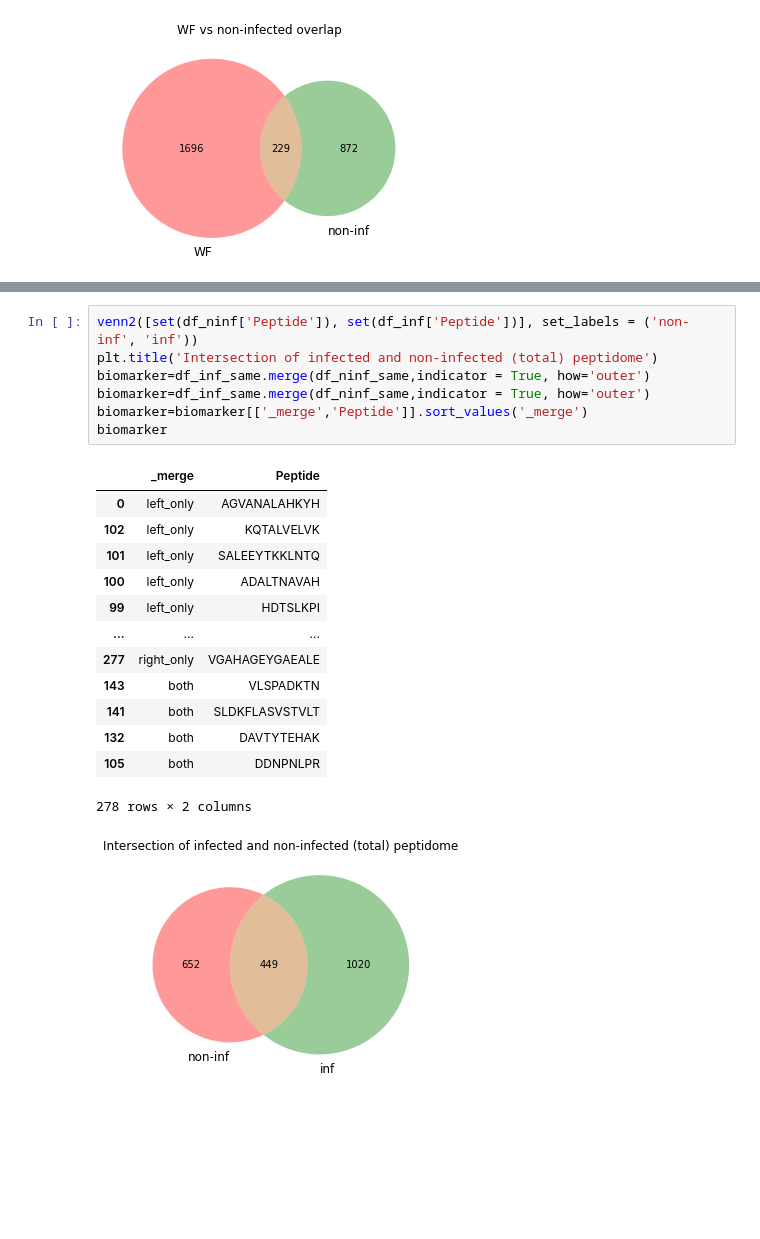
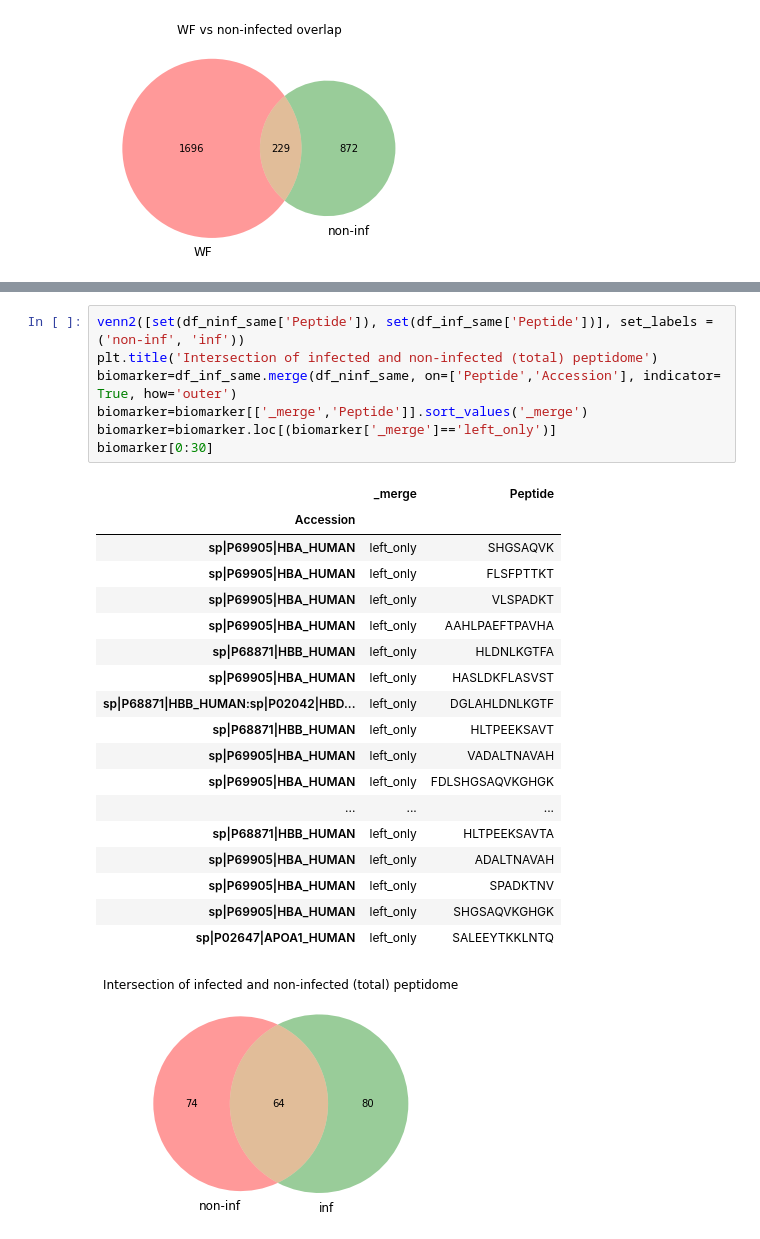
Before and after one commit to ErikHartman/peptidomic_py, a Jupyter notebook: between_group_analysis.ipynb, the cells around one changed output, grey strips where cells are left out. Drawn from its saved outputs; the diff is of its cells as text; blank space fills up the shorter version.

```diff
--- a/between_group_analysis.ipynb
+++ b/between_group_analysis.ipynb
@@ -185,25 +184,30 @@ df_ninf_inf.sort_values(['Difference (ninf-inf)'])[0:30]
 # %%
-venn2([set(df_ninf['Peptide']), set(df_inf['Peptide'])], set_labels = ('non-inf', 'inf'))
+venn2([set(df_ninf_same['Peptide']), set(df_inf_same['Peptide'])], set_labels = ('non-inf', 'inf'))
 plt.title('Intersection of infected and non-infected (total) peptidome')
-biomarker=df_inf_same.merge(df_ninf_same,indicator = True, how='outer')
-biomarker=df_inf_same.merge(df_ninf_same,indicator = True, how='outer')
+biomarker=df_inf_same.merge(df_ninf_same, on=['Peptide','Accession'], indicator= True, how='outer')
 biomarker=biomarker[['_merge','Peptide']].sort_values('_merge')
-biomarker
+biomarker=biomarker.loc[(biomarker['_merge']=='left_only')]
+biomarker[0:30]
 # %% [output]
 |  | _merge | Peptide |
-| 0 | left_only | AGVANALAHKYH |
-| 102 | left_only | KQTALVELVK |
-| 101 | left_only | SALEEYTKKLNTQ |
-| 100 | left_only | ADALTNAVAH |
-| 99 | left_only | HDTSLKPI |
+| Accession |  |  |
+| sp|P69905|HBA_HUMAN | left_only | SHGSAQVK |
+| sp|P69905|HBA_HUMAN | left_only | FLSFPTTKT |
+| sp|P69905|HBA_HUMAN | left_only | VLSPADKT |
+| sp|P69905|HBA_HUMAN | left_only | AAHLPAEFTPAVHA |
+| sp|P68871|HBB_HUMAN | left_only | HLDNLKGTFA |
+| sp|P69905|HBA_HUMAN | left_only | HASLDKFLASVST |
+| sp|P68871|HBB_HUMAN:sp|P02042|HBD... | left_only | DGLAHLDNLKGTF |
+| sp|P68871|HBB_HUMAN | left_only | HLTPEEKSAVT |
+| sp|P69905|HBA_HUMAN | left_only | VADALTNAVAH |
+| sp|P69905|HBA_HUMAN | left_only | FDLSHGSAQVKGHGK |
 | ... | ... | ... |
-| 277 | right_only | VGAHAGEYGAEALE |
-| 143 | both | VLSPADKTN |
-| 141 | both | SLDKFLASVSTVLT |
-| 132 | both | DAVTYTEHAK |
-| 105 | both | DDNPNLPR |
+| sp|P68871|HBB_HUMAN | left_only | HLTPEEKSAVTA |
+| sp|P69905|HBA_HUMAN | left_only | ADALTNAVAH |
+| sp|P69905|HBA_HUMAN | left_only | SPADKTNV |
+| sp|P69905|HBA_HUMAN | left_only | SHGSAQVKGHGK |
+| sp|P02647|APOA1_HUMAN | left_only | SALEEYTKKLNTQ |
-278 rows × 2 columns
-[figure, old version]
+[figure, new version]
 # %%
 v=venn3([set(df_ninf_same['Peptide']), set(df_inf_same['Peptide']), set(df_WF_same['Peptide'])], set_labels = ('non-inf', 'inf', 'WF'))
 plt.title('Diagram of (intersected) peptidome of WF, infected and non-infected')
```
Also changed, not shown: parts of 3 cells of this notebook, 1 other file.
